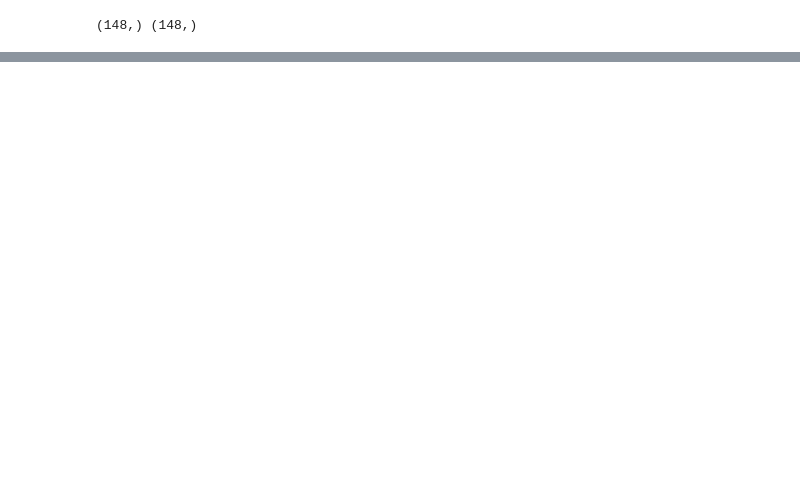
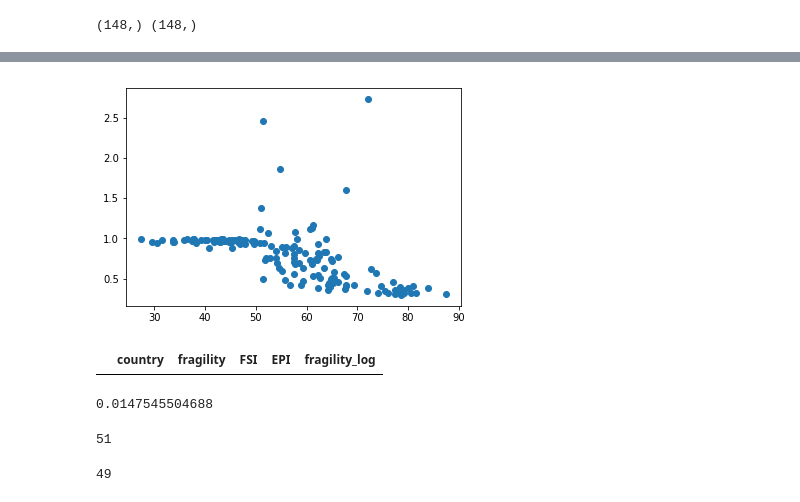
Before and after one commit to rhythmswing/ClimateFragility, a Jupyter notebook: Code/ICM_E.ipynb, the cells around one changed output, grey strips where cells are left out. Saved outputs shown, nothing was run; the diff lists cells and outputs as text; code cells hidden in the pictures; blank space fills up the shorter version.

```diff
--- a/Code/ICM_E.ipynb
+++ b/Code/ICM_E.ipynb
@@ -420,0 +374,5 @@ print(EPI_label[129])
+# %%
+plt.scatter(df_fragile.EPI, (df_fragile.fragility))
+plt.show()
+# %% [output]
+[figure, added]
@@ -420,0 +381,5 @@ print(EPI_label[129])
+# %%
+df_fragile[df_fragile['country']=='Switzerland']
+df_fragile[df_fragile['country']=='United States of America']
+# %% [output]
+|  | country | fragility | FSI | EPI | fragility_log |
@@ -420,0 +395,12 @@ print(EPI_label[129])
+# %%
+reverse_num(df_fragile.FSI,df_fragile.EPI,df_fragile.fragility)
+# %% [output]
+0.0147545504688
+# %%
+(df_fragile.FSI>80).sum()
+# %% [output]
+51
+# %%
+(df_fragile.EPI<50).sum()
+# %% [output]
+49
```
Also changed, not shown: parts of 28 cells of this notebook, 4 other files.
